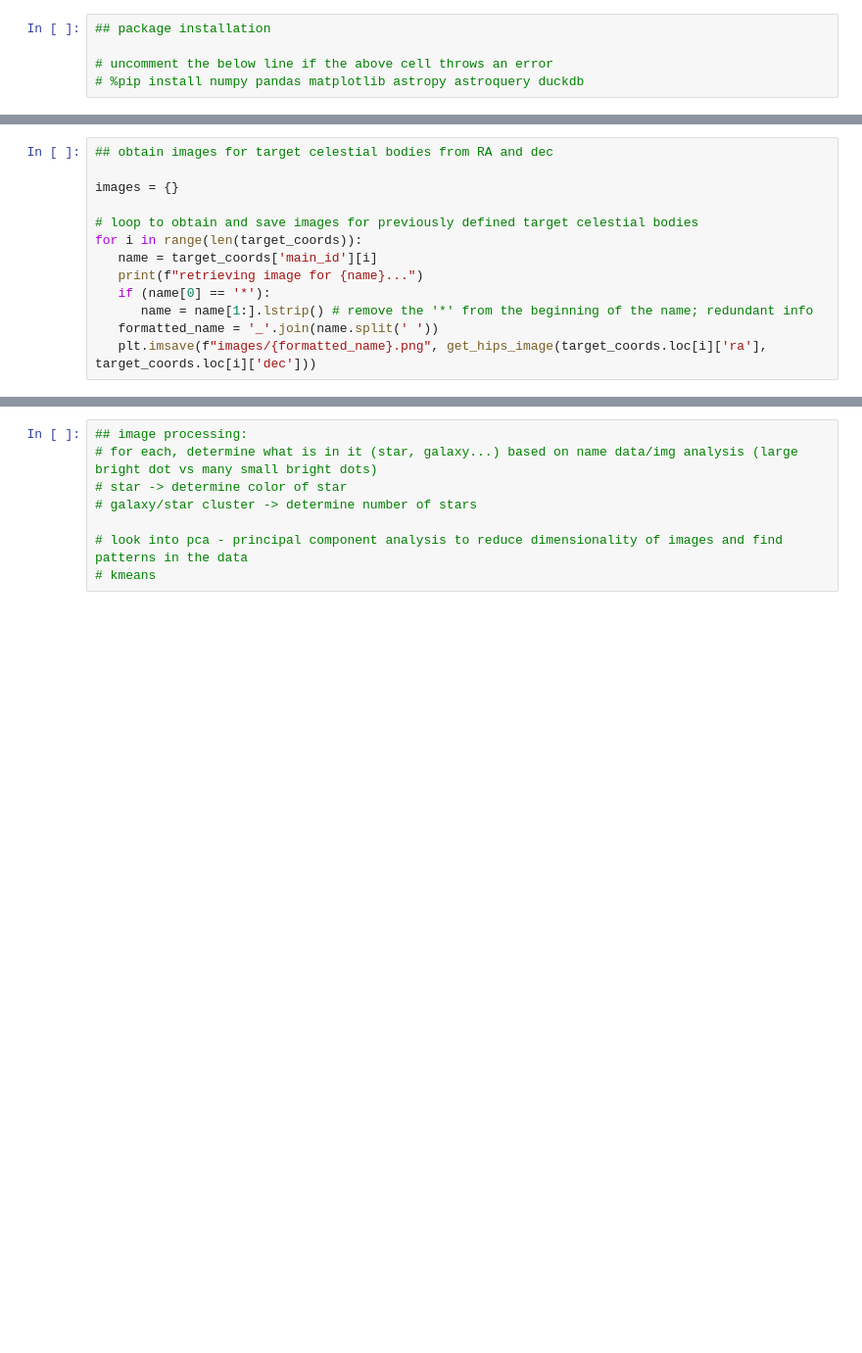
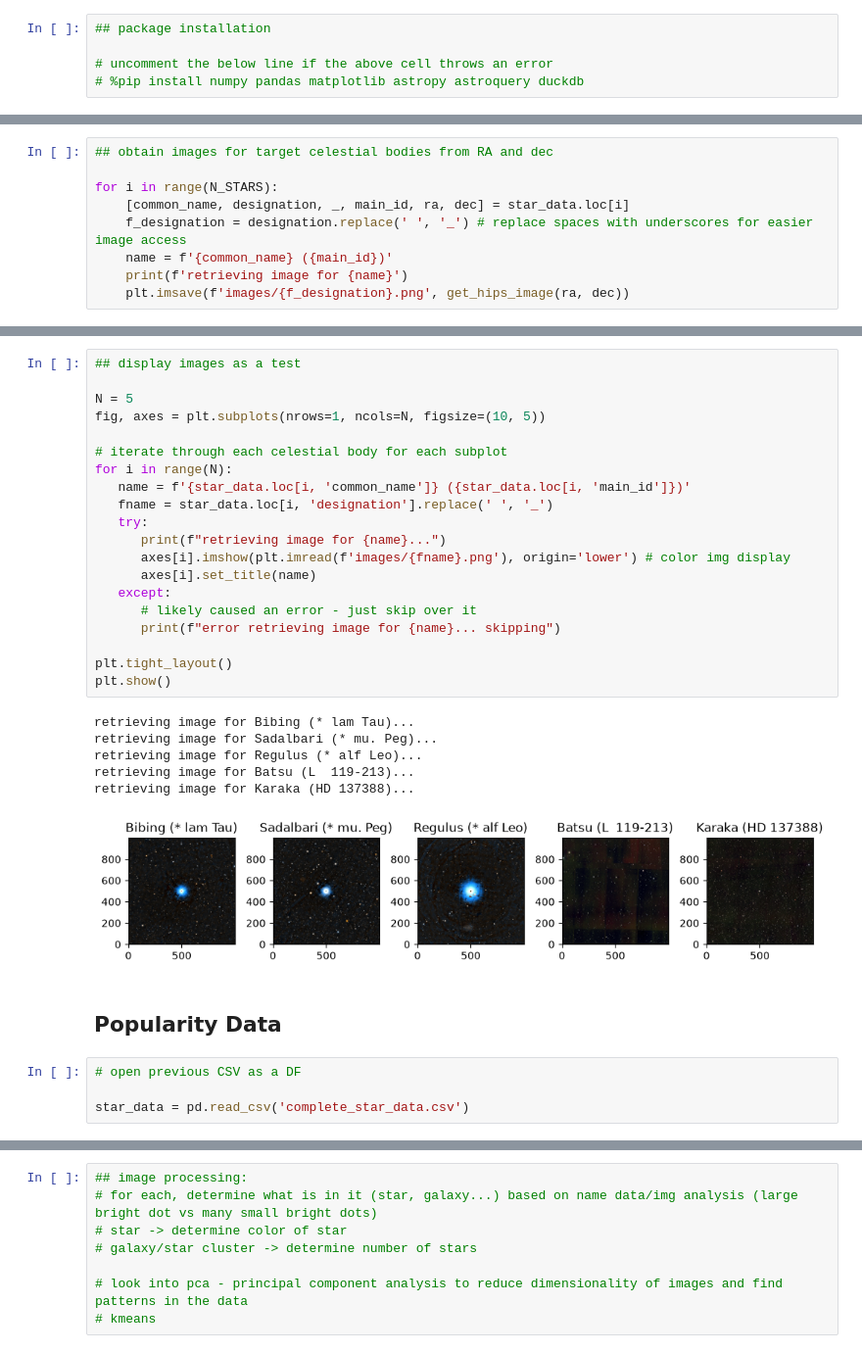
Before and after one commit to etu8924/CelestialCelebs, a Jupyter notebook: sophia_research/img_processing.ipynb, the cells around one changed output, grey strips where cells are left out. Shown at 98% size. Cells and saved outputs as stored; diff of their text form; blank space fills up the shorter version.

Commit message:
fix star data FINALLYgit st test pageviews with new df

```diff
--- a/sophia_research/img_processing.ipynb
+++ b/sophia_research/img_processing.ipynb
@@ -100,14 +125 @@ def get_hips_image(ra, dec):
    return result
-# %%
-## obtain images for target celestial bodies from RA and dec
-
-images = {}
-
-# loop to obtain and save images for previously defined target celestial bodies
-for i in range(len(target_coords)):
-   name = target_coords['main_id'][i]
-   print(f"retrieving image for {name}...")
-   if (name[0] == '*'):
-      name = name[1:].lstrip() # remove the '*' from the beginning of the name; redundant info
-   formatted_name = '_'.join(name.split(' '))
-   plt.imsave(f"images/{formatted_name}.png", get_hips_image(target_coords.loc[i]['ra'], target_coords.loc[i]['dec']))
@@ -166,0 +126,9 @@ retrieving image for alf_UMa...
+# %%
+## obtain images for target celestial bodies from RA and dec
+
+for i in range(N_STARS):
+    [common_name, designation, _, main_id, ra, dec] = star_data.loc[i]
+    f_designation = designation.replace(' ', '_') # replace spaces with underscores for easier image access
+    name = f'{common_name} ({main_id})'
+    print(f'retrieving image for {name}')
+    plt.imsave(f'images/{f_designation}.png', get_hips_image(ra, dec))
@@ -166,0 +153,33 @@ retrieving image for alf_UMa...
+# %%
+## display images as a test
+
+N = 5
+fig, axes = plt.subplots(nrows=1, ncols=N, figsize=(10, 5))
+
+# iterate through each celestial body for each subplot
+for i in range(N):
+   name = f'{star_data.loc[i, 'common_name']} ({star_data.loc[i, 'main_id']})'
+   fname = star_data.loc[i, 'designation'].replace(' ', '_')
+   try:
+      print(f"retrieving image for {name}...")
+      axes[i].imshow(plt.imread(f'images/{fname}.png'), origin='lower') # color img display
+      axes[i].set_title(name)
+   except:
+      # likely caused an error - just skip over it
+      print(f"error retrieving image for {name}... skipping")
+
+plt.tight_layout()
+plt.show()
+# %% [output]
+retrieving image for Bibing (* lam Tau)...
+retrieving image for Sadalbari (* mu. Peg)...
+retrieving image for Regulus (* alf Leo)...
+retrieving image for Batsu (L  119-213)...
+retrieving image for Karaka (HD 137388)...
+[figure, added]
+# %% [markdown]
+## Popularity Data
+# %%
+# open previous CSV as a DF
+
+star_data = pd.read_csv('complete_star_data.csv')
```
Also changed, not shown: parts of 10 cells of this notebook, 3 other files.
